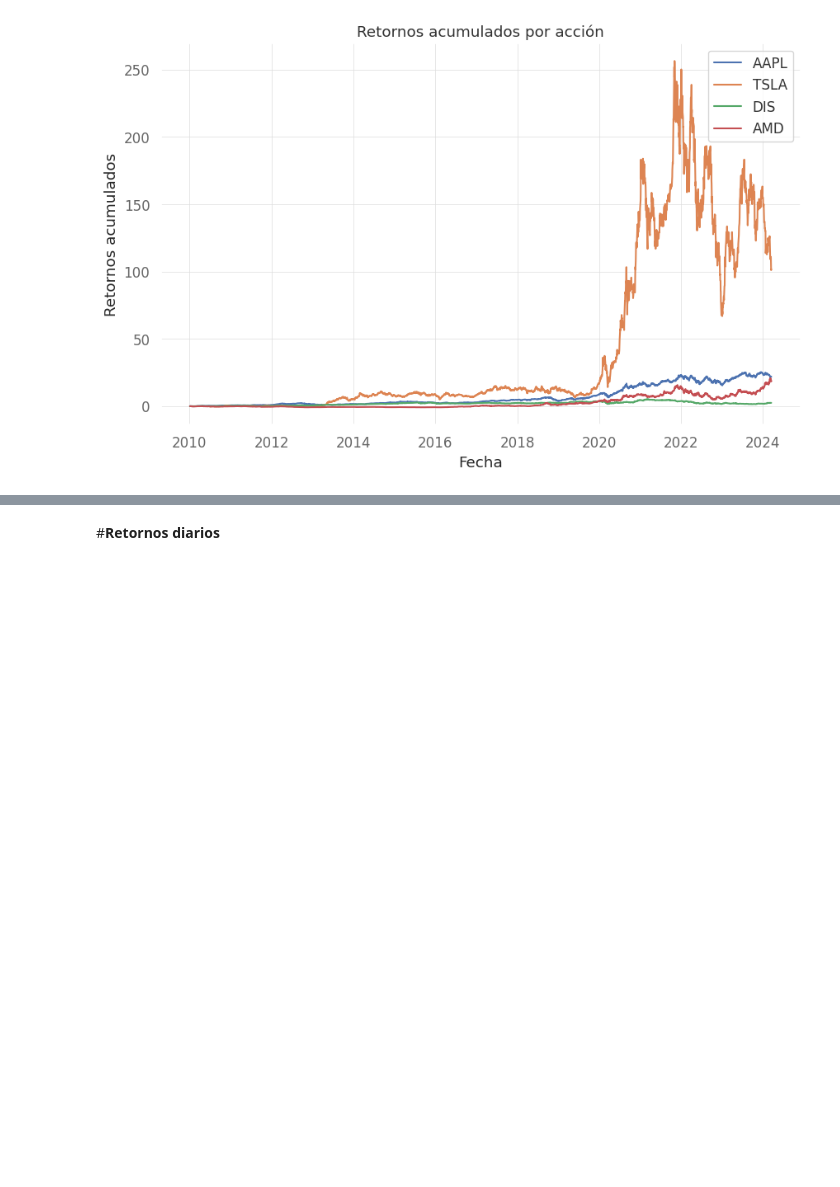
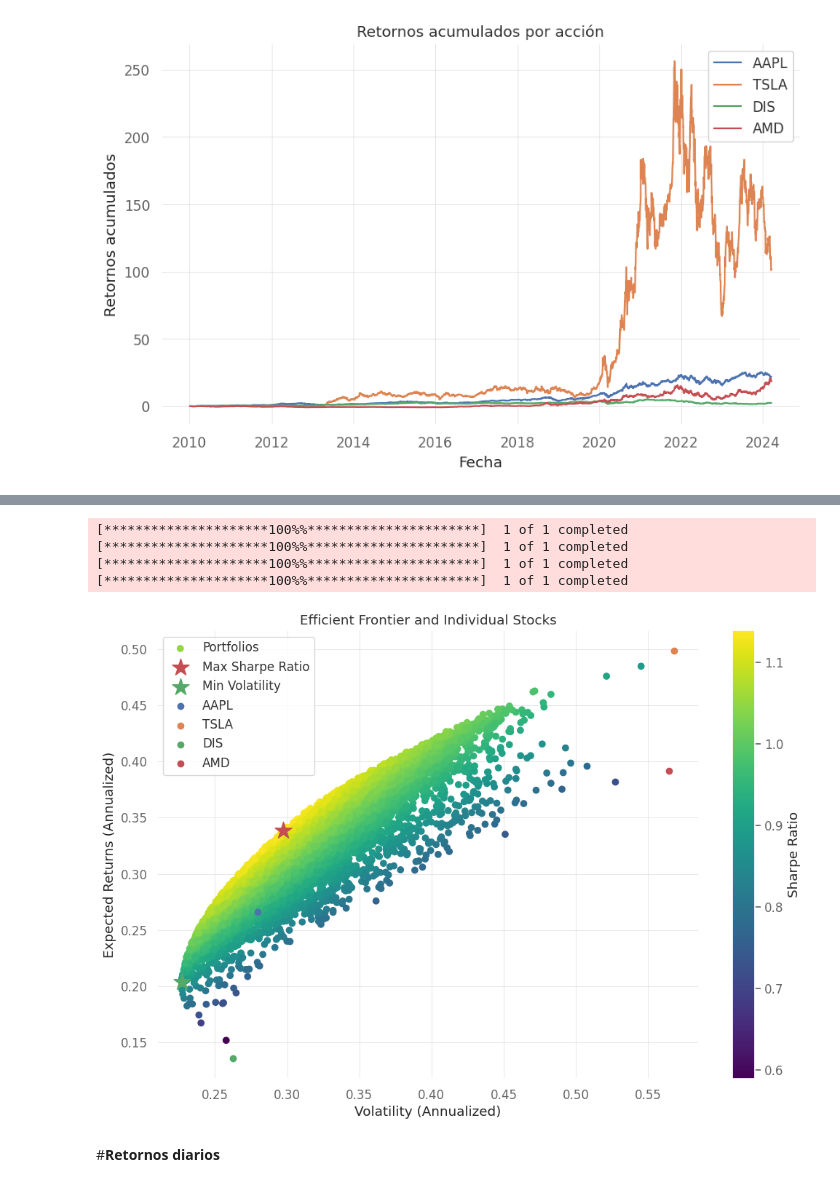
Before and after one commit to ahdonjuan/r-basic, a Jupyter notebook: Markowitz.ipynb, the cells around one changed output, grey strips where cells are left out. Cells and saved outputs as stored; diff of their text form; code cells hidden in the pictures; blank space fills up the shorter version.

```diff
--- a/Markowitz.ipynb
+++ b/Markowitz.ipynb
@@ -102,3 +169,75 @@ plt.show()
+# %%
+import yfinance as yf
+import pandas as pd
+import numpy as np
+import matplotlib.pyplot as plt
+
+# Download stock data
+stocks = ['AAPL', 'TSLA', 'DIS', 'AMD']
+stock_data = {}
+
+for stock in stocks:
+    stock_data[stock] = yf.download(stock, start='2010-01-01', end='2024-03-15')
+
+# Combine adjusted close prices into a single DataFrame
+adj_close_prices = pd.DataFrame({stock: data['Adj Close'] for stock, data in stock_data.items()})
+
+# Calculate daily returns
+daily_returns = adj_close_prices.pct_change().dropna()
+
+# Calculate mean returns and covariance matrix
+mean_returns = daily_returns.mean()
+cov_matrix = daily_returns.cov()
+
+# Number of portfolios to simulate
+num_portfolios = 10000
+
+# Set random seed for reproducibility
+np.random.seed(42)
+
+# Initialize arrays to store portfolio returns, volatility, and weights
+portfolio_returns = np.zeros(num_portfolios)
+portfolio_volatility = np.zeros(num_portfolios)
+portfolio_weights = np.zeros((num_portfolios, len(stocks)))
+
+for i in range(num_portfolios):
+    weights = np.random.random(len(stocks))
+    weights /= np.sum(weights)
+
+    portfolio_weights[i, :] = weights
+
+    portfolio_returns[i] = np.sum(mean_returns * weights) * 252
+    portfolio_volatility[i] = np.sqrt(np.dot(weights.T, np.dot(cov_matrix, weights))) * np.sqrt(252)
+
+# Find the portfolio with the highest Sharpe ratio
+sharpe_ratio = portfolio_returns / portfolio_volatility
+max_sharpe_idx = np.argmax(sharpe_ratio)
+
+# Find the portfolio with the minimum volatility
+min_volatility_idx = np.argmin(portfolio_volatility)
+
+# Plot the efficient frontier
+plt.figure(figsize=(12, 8))
+plt.scatter(portfolio_volatility, portfolio_returns, c=sharpe_ratio, cmap='viridis', label='Portfolios')
+plt.colorbar(label='Sharpe Ratio')
+plt.scatter(portfolio_volatility[max_sharpe_idx], portfolio_returns[max_sharpe_idx], marker='*', color='r', s=300, label='Max Sharpe Ratio')
+plt.scatter(portfolio_volatility[min_volatility_idx], portfolio_returns[min_volatility_idx], marker='*', color='g', s=300, label='Min Volatility')
+
+# Plot individual stocks
+for stock in stocks:
+    plt.scatter(np.sqrt(np.diag(cov_matrix)[stocks.index(stock)]) * np.sqrt(252), mean_returns[stock] * 252, label=stock)
+
+plt.title('Efficient Frontier and Individual Stocks')
+plt.xlabel('Volatility (Annualized)')
+plt.ylabel('Expected Returns (Annualized)')
+plt.legend()
+plt.show()
+# %% [output]
+[*********************100%%**********************]  1 of 1 completed
+[*********************100%%**********************]  1 of 1 completed
+[*********************100%%**********************]  1 of 1 completed
+[*********************100%%**********************]  1 of 1 completed
+[figure, added]
 # %% [markdown]
 #**Retornos diarios**
 # %% [markdown]
```
Also changed, not shown: parts of 2 cells of this notebook.
